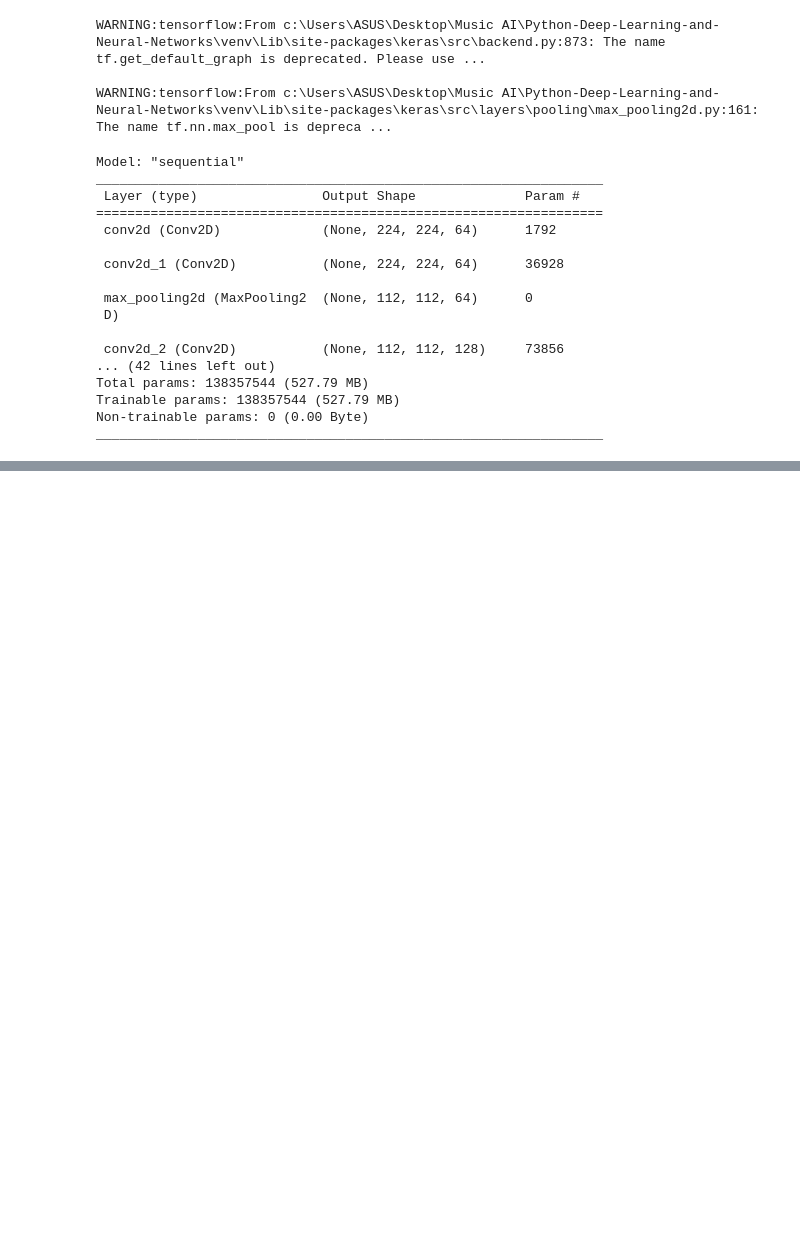
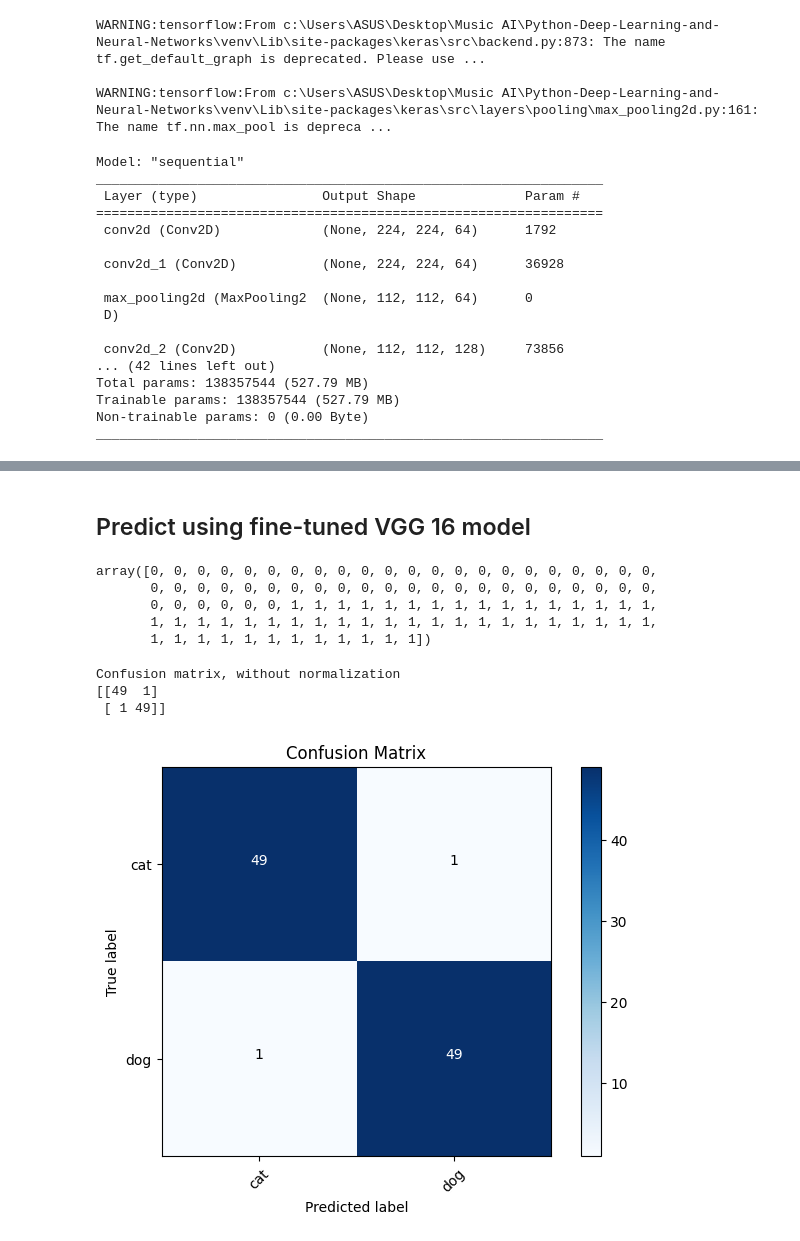
Before and after one commit to LayaSamizadeh/Python-Deep-Learning-and-Neural-Networks, a Jupyter notebook: notebooks/dog_cat_classification.ipynb, the cells around one changed output, grey strips where cells are left out. Drawn from its saved outputs; the diff is of its cells as text; code cells hidden in the pictures; blank space fills up the shorter version.

Commit message:
predict cat and dog with vgg-16 fine-tuned model

```diff
--- a/notebooks/dog_cat_classification.ipynb
+++ b/notebooks/dog_cat_classification.ipynb
@@ -310,0 +363,10 @@ _________________________________________________________________
+# %%
+vgg16_model.compile(optimizer=Adam(learning_rate=0.0001), loss='categorical_crossentropy', metrics=['accuracy'])
+# %%
+vgg16_model.fit(x=train_batches,
+          steps_per_epoch=len(train_batches),
+          validation_data=valid_batches,
+          validation_steps=len(valid_batches),
+          epochs=5,
+          verbose=2
+)
@@ -310,0 +389,23 @@ _________________________________________________________________
+# %% [markdown]
+## Predict using fine-tuned VGG 16 model
+# %%
+predictions = vgg16_model.predict(x=test_batches, steps=len(test_batches), verbose=0)
+# %%
+test_batches.classes
+# %% [output]
+array([0, 0, 0, 0, 0, 0, 0, 0, 0, 0, 0, 0, 0, 0, 0, 0, 0, 0, 0, 0, 0, 0,
+       0, 0, 0, 0, 0, 0, 0, 0, 0, 0, 0, 0, 0, 0, 0, 0, 0, 0, 0, 0, 0, 0,
+       0, 0, 0, 0, 0, 0, 1, 1, 1, 1, 1, 1, 1, 1, 1, 1, 1, 1, 1, 1, 1, 1,
+       1, 1, 1, 1, 1, 1, 1, 1, 1, 1, 1, 1, 1, 1, 1, 1, 1, 1, 1, 1, 1, 1,
+       1, 1, 1, 1, 1, 1, 1, 1, 1, 1, 1, 1])
+# %%
+cm = confusion_matrix(y_true=test_batches.classes, y_pred=np.argmax(predictions, axis=-1))
+# %%
+from src.plot import plot_confusion_matrix
+cm_plot_labels = ['cat','dog']
+plot_confusion_matrix(cm=cm, classes=cm_plot_labels, title='Confusion Matrix')
+# %% [output]
+Confusion matrix, without normalization
+[[49  1]
+ [ 1 49]]
+[figure, added]
```
Also changed, not shown: parts of 7 cells of this notebook.
